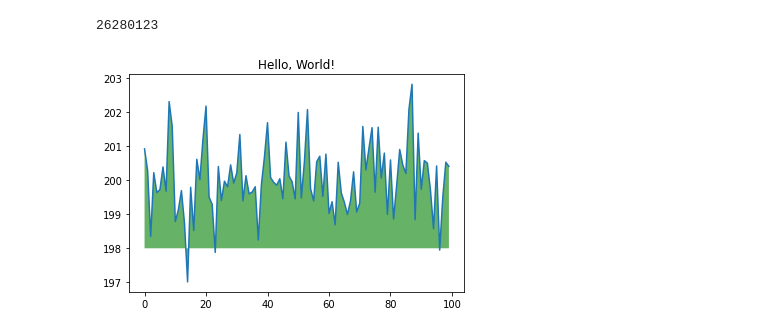
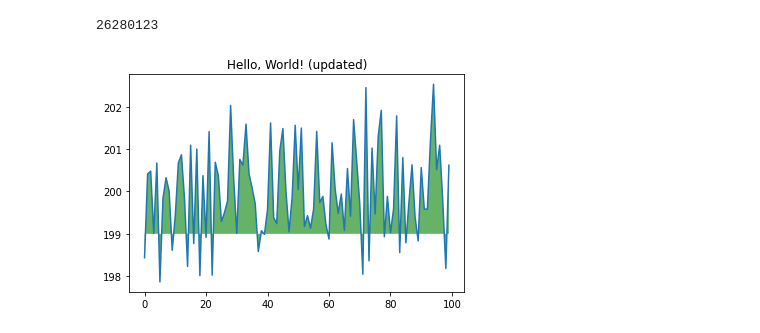
Before and after one commit to hohno-46466/tZone--GoogleColab, a Jupyter notebook: Untitled0_20210520.ipynb, the cells around one changed output. Drawn from its saved outputs; the diff is of its cells as text; code cells hidden in the pictures.

```diff
--- a/Untitled0_20210520.ipynb
+++ b/Untitled0_20210520.ipynb
@@ -13,12 +13,12 @@ s
 # %%
 import numpy as np
 from matplotlib import pyplot as plt
 ys = 200 + np.random.randn(100)
 x = [ x for x in range(len(ys))]
 
 plt.plot(x, ys, '-')
-plt.fill_between(x, ys, 198, where=(ys > 197), facecolor='g', alpha=0.6)
-plt.title("Hello, World!")
+plt.fill_between(x, ys, 199, where=(ys > 197), facecolor='g', alpha=0.6)
+plt.title("Hello, World! (updated)")
 plt.show()
 # %% [output]
-[figure, old version]
+[figure, new version]
```
